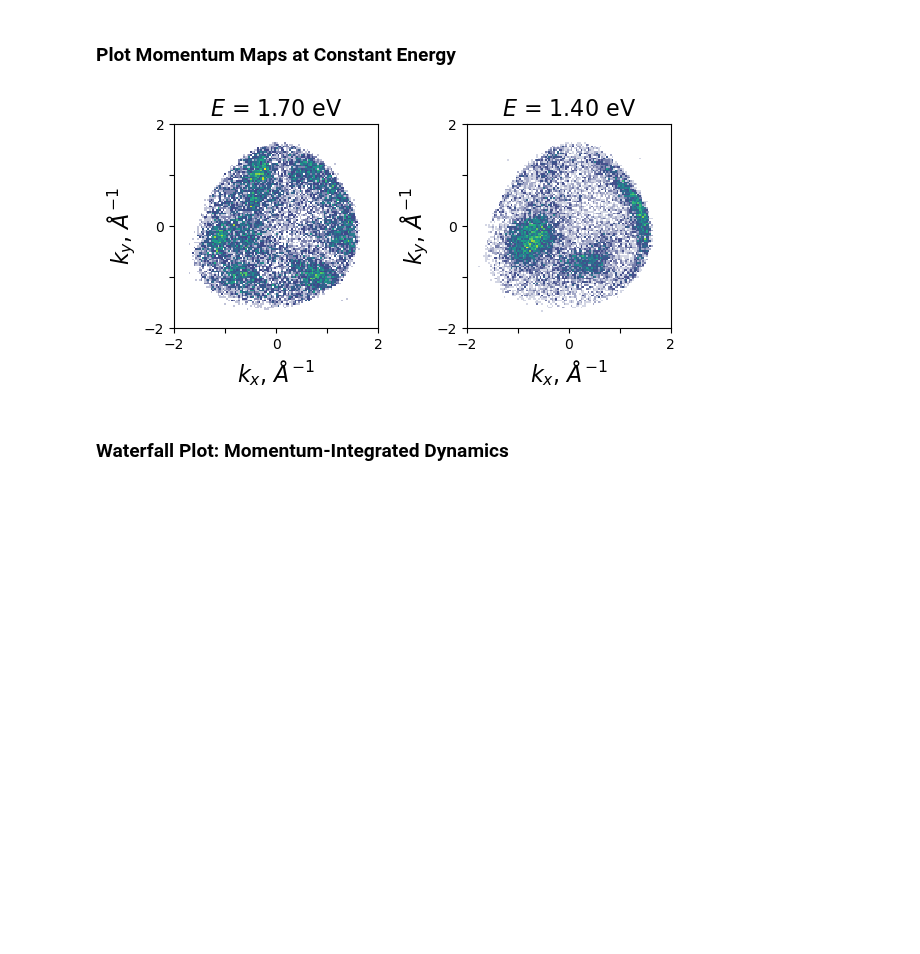
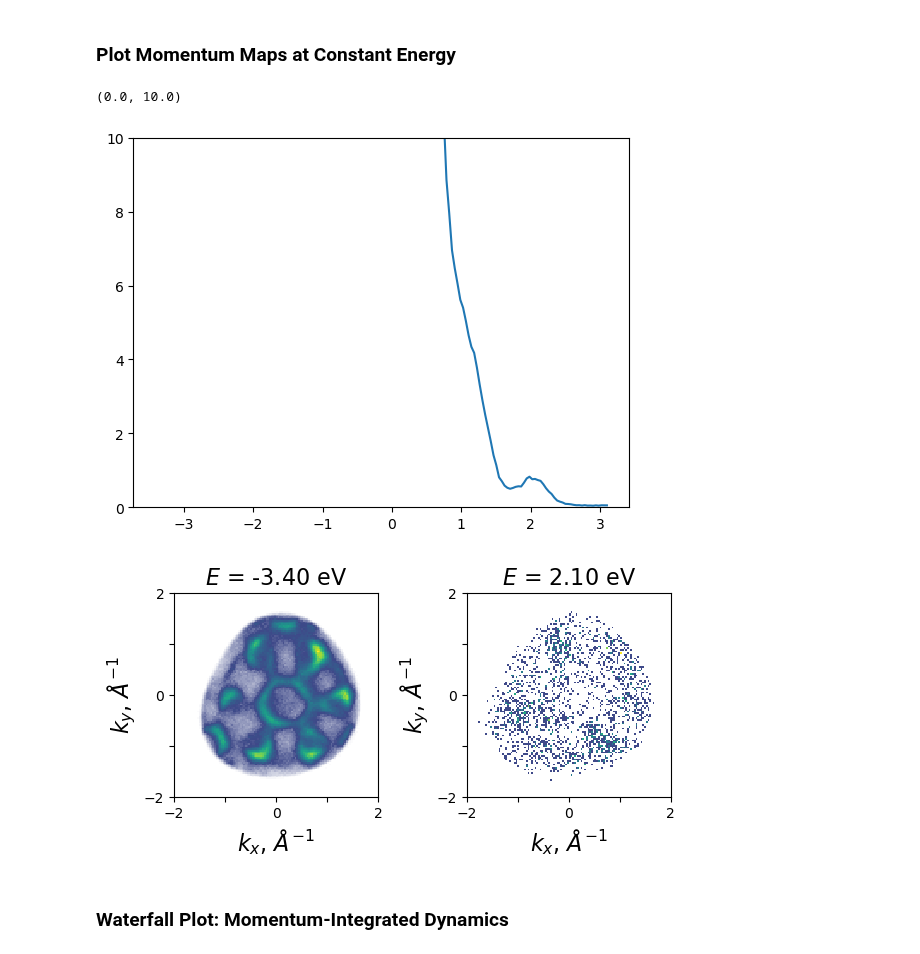
Before and after one commit to lawsonlloyd/mpes-analysis, a Jupyter notebook: mpes_Plot_Analysis.ipynb, the cells around one changed output. Drawn from its saved outputs; the diff is of its cells as text; code cells hidden in the pictures; blank space fills up the shorter version.

```diff
--- a/mpes_Plot_Analysis.ipynb
+++ b/mpes_Plot_Analysis.ipynb
@@ -154,9 +187,17 @@ for i in np.arange(len(E)):
 # %% [markdown]
 ### Plot Momentum Maps at Constant Energy
+# %%
+edc = I_res.sum(axis=(0,1))
+
+plt.plot(I_res.E.values, edc)
+plt.ylim(0, 10)
+# %% [output]
+(0.0, 10.0)
+[figure, added]
 # %%
 cmap_plot = cmap_LTL
 
-E, E_int = [1.7, 1.4], .125
+E, E_int = [-3.4, 2.1], .2
 #delays, delay_int = 500, 1000
 
 fig, ax, im = mpes.plot_momentum_maps(
@@ -169,7 +210,7 @@ fig, ax, im = mpes.plot_momentum_maps(
 #mpes.overlay_bz('hexagonal', 5.8, 5.8, ax[0], 'black', repeat = 2, rotation_deg = 90)
 #mpes.save_figure(fig, name = f'scan186', image_format = 'svg')
 # %% [output]
-[figure, old version]
+[figure, new version]
 # %% [markdown]
 ### Waterfall Plot: Momentum-Integrated Dynamics
 # %%
```
Also changed, not shown: parts of 6 cells of this notebook, 4 other files.
